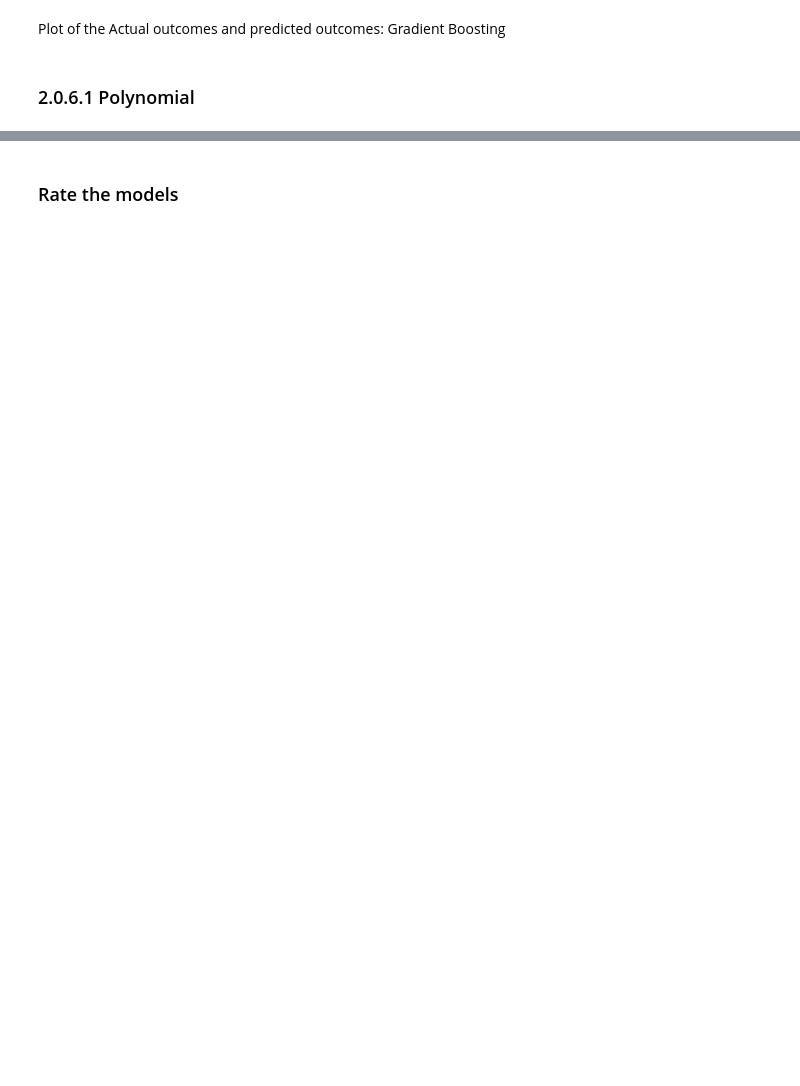
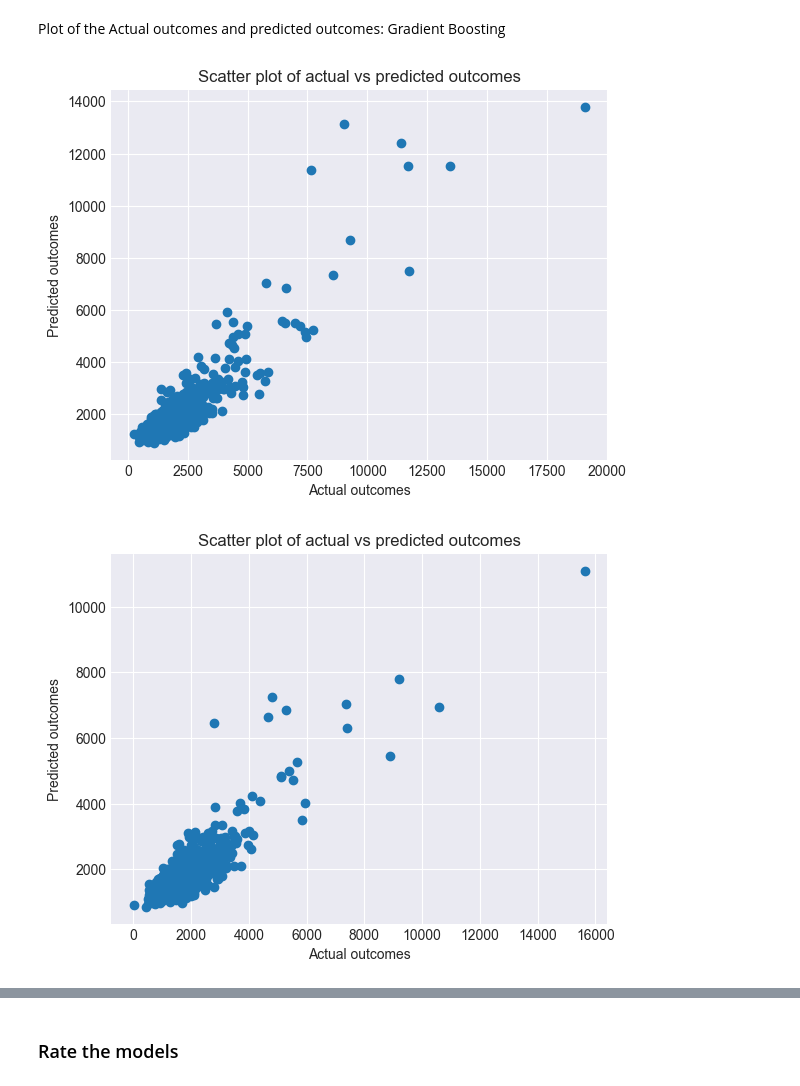
Before and after one commit to TomasHeyneman/Project-ML-, a Jupyter notebook: project.ipynb, the cells around one changed output, grey strips where cells are left out. Cells and saved outputs as stored; diff of their text form; code cells hidden in the pictures; blank space fills up the shorter version.

```diff
--- a/project.ipynb
+++ b/project.ipynb
@@ -459,22 +785,4 @@ from sklearn.metrics import r2_score
 GBmodel = GradientBoostingRegressor()
 
 # Fit the model on the training data
-GBmodel.fit(X_train, y_train)
-
-# Make predictions on the testing data
-GBy_pred = GBmodel.predict(X_test)
-
-# Calculate the R-squared score on the testing data
-GBr2 = r2_score(y_test, GBy_pred)
-print("R-squared score on testing data:", GBr2)
-
-# Predict the projected revenue for the 500 applicants
-
-GBscore = scaler.transform(score)
-GBpredictions = GBmodel.predict(GBscore)
-
-# Sort the predictions in descending order
-GBsorted_index = np.argsort(GBpredictions)[::-1]
-GBsorted_predictions = GBpredictions[GBsorted_index]
-
-print(GBsorted_predictions)
+GBmodel.fit(X_train_stand, y_train)
@@ -480,0 +791,11 @@ print(GBsorted_predictions)
+# %%
+# Make predictions on the testing data
+GBy_pred = GBmodel.predict(X_test_stand)
+
+# Calculate the R-squared score on the testing data
+GBr2 = r2_score(y_test, GBy_pred)
+print("R-squared score on testing data:", GBr2)
+
+GBy_predval = GBmodel.predict(X_val_stand)
+GBr2val = r2_score(y_val, GBy_predval)
+print("R2 score for validation set:", GBr2val)
@@ -483,8 +836,16 @@ Plot of the Actual outcomes and predicted outcomes: Gradient Boosting
 # %%
 plt.scatter(y_test, GBy_pred)
 plt.xlabel('Actual outcomes')
 plt.ylabel('Predicted outcomes')
 plt.title('Scatter plot of actual vs predicted outcomes')
 plt.show()
+
+
+plt.scatter(y_val, GBy_predval)
+plt.xlabel('Actual outcomes')
+plt.ylabel('Predicted outcomes')
+plt.title('Scatter plot of actual vs predicted outcomes')
+plt.show()
+# %% [output]
+[figure, added]
+[figure, added]
-# %% [markdown]
-### 2.0.6.1 Polynomial
```
Also changed, not shown: parts of 63 cells of this notebook.
